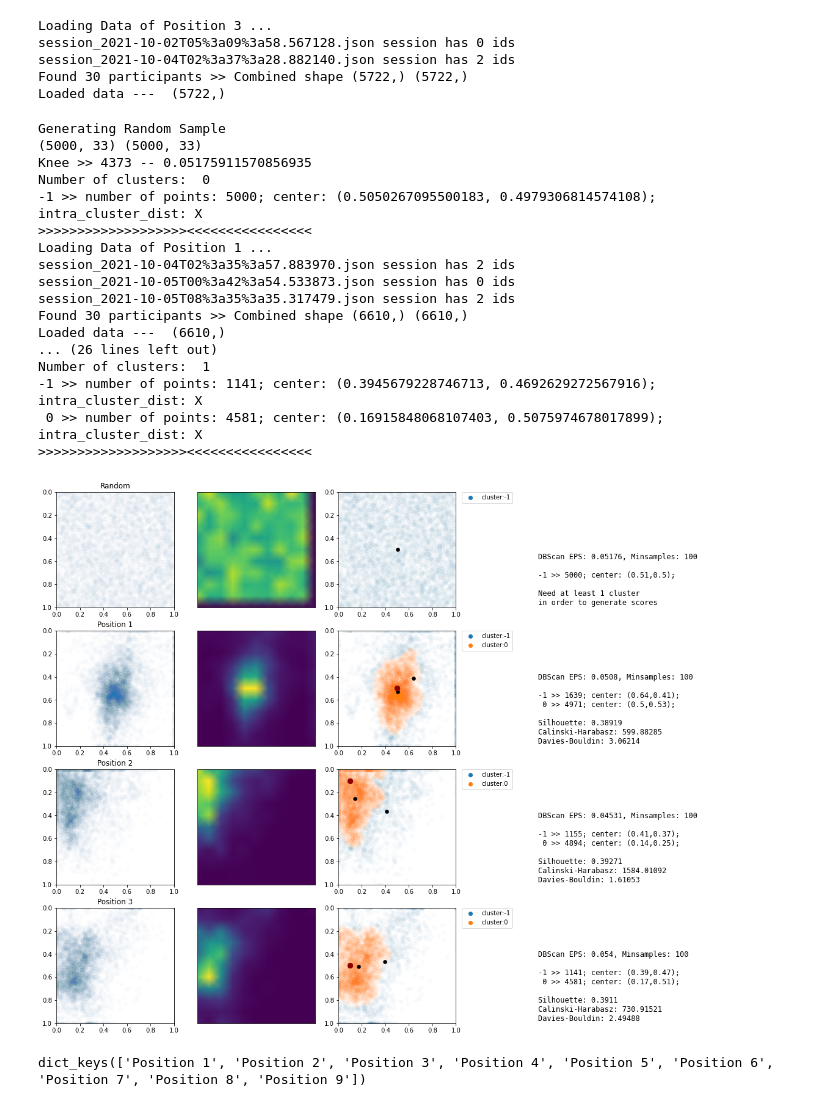
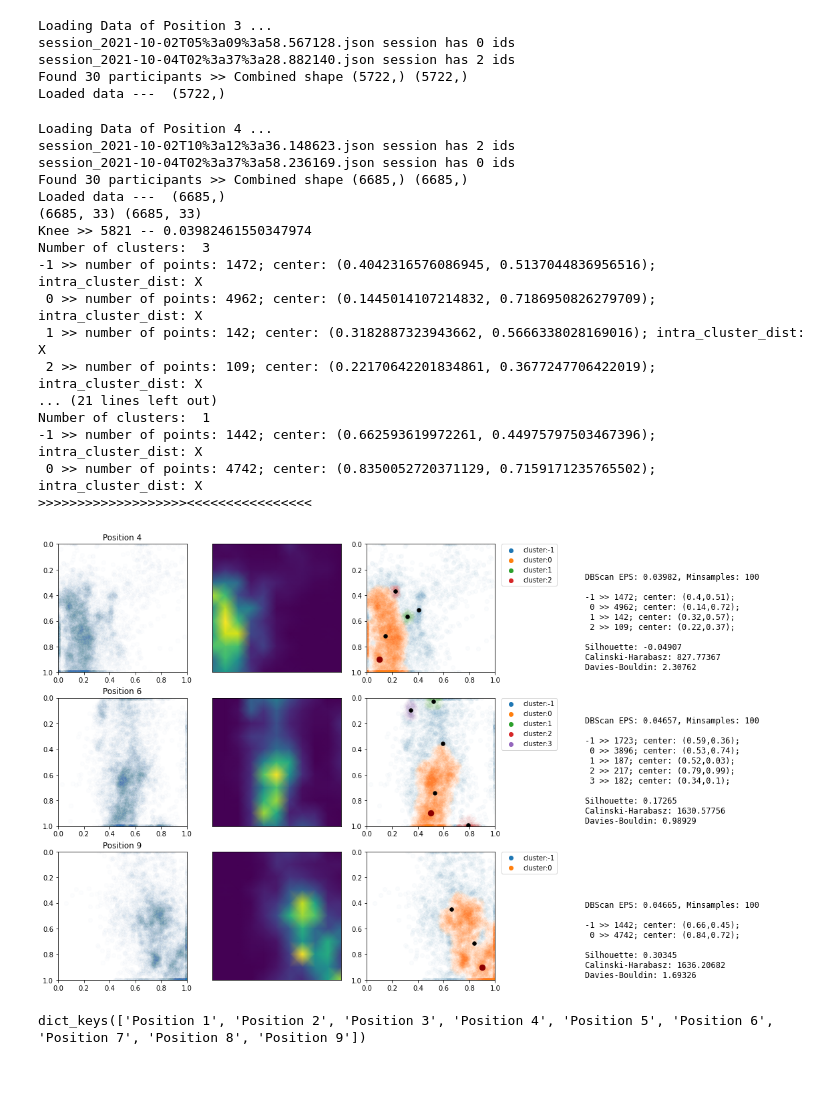
Before and after one commit to arnab-api/AttentionChecker--Student, a Jupyter notebook: Analysis/Real Data/Attention Measurement.ipynb, the cells around one changed output. Drawn from its saved outputs; the diff is of its cells as text; code cells hidden in the pictures; blank space fills up the shorter version.

```diff
--- a/Analysis/Real Data/Attention Measurement.ipynb
+++ b/Analysis/Real Data/Attention Measurement.ipynb
@@ -303,7 +303,8 @@ Loaded data ---  (5722,)
 # %%
 #######################################################################
 limiter = 4
-positions = ['rand'] + list(marker_track.keys())
+# positions = ['rand'] + list(marker_track.keys())
+positions = ['Position 4', 'Position 6', 'Position 9']
 min_samples = 100
 ######################################################################
 
@@ -407,50 +408,50 @@ for idx in range(min(len(positions), limiter)):
     for lh in leg.legendHandles:
         lh.set_alpha(1)
     ax[analysis_row, col].invert_yaxis()
     col += 1
 
     ax[analysis_row, col].axis('off')
     col += 1
     ####################################################################
 
     if(n_clusters_ > 0):
         description += "\n"
         description += "\n".join([
             f"Silhouette: {round(silhouette_score(X, labels), 5)}",
             f"Calinski-Harabasz: {round(calinski_harabasz_score(X, labels), 5)}",
             f"Davies-Bouldin: {round(davies_bouldin_score(X, labels), 5)}"
         ])
     else:
         description += "\nNeed at least 1 cluster\nin order to generate scores"
 
     ax[analysis_row, col].set_xlim([0, 1])
     ax[analysis_row, col].set_ylim([0, 1])
     ax[analysis_row, col].text(-0.7,0.02, description, family="monospace", fontsize=12)
     ax[analysis_row, col].axis('off')
 
     print(">>>>>>>>>>>>>>>>>>><<<<<<<<<<<<<<<<")
     counter += 1
 
     # break
 # %% [output]
-Generating Random Sample
-(5000, 33) (5000, 33)
-Knee >> 4373 -- 0.05175911570856935
-Number of clusters:  0
--1 >> number of points: 5000; center: (0.5050267095500183, 0.4979306814574108); intra_cluster_dist: X
+Loading Data of Position 4 ...
+session_2021-10-02T10%3a12%3a36.148623.json session has 2 ids
+session_2021-10-04T02%3a37%3a58.236169.json session has 0 ids
+Found 30 participants >> Combined shape (6685,) (6685,)
+Loaded data ---  (6685,)
+(6685, 33) (6685, 33)
+Knee >> 5821 -- 0.03982461550347974
+Number of clusters:  3
+-1 >> number of points: 1472; center: (0.4042316576086945, 0.5137044836956516); intra_cluster_dist: X
+ 0 >> number of points: 4962; center: (0.1445014107214832, 0.7186950826279709); intra_cluster_dist: X
+ 1 >> number of points: 142; center: (0.3182887323943662, 0.5666338028169016); intra_cluster_dist: X
+ 2 >> number of points: 109; center: (0.22170642201834861, 0.3677247706422019); intra_cluster_dist: X
+... (21 lines left out)
+Number of clusters:  1
+-1 >> number of points: 1442; center: (0.662593619972261, 0.44975797503467396); intra_cluster_dist: X
+ 0 >> number of points: 4742; center: (0.8350052720371129, 0.7159171235765502); intra_cluster_dist: X
 >>>>>>>>>>>>>>>>>>><<<<<<<<<<<<<<<<
-Loading Data of Position 1 ...
-session_2021-10-04T02%3a35%3a57.883970.json session has 2 ids
-session_2021-10-05T00%3a42%3a54.533873.json session has 0 ids
-session_2021-10-05T08%3a35%3a35.317479.json session has 2 ids
-Found 30 participants >> Combined shape (6610,) (6610,)
-Loaded data ---  (6610,)
-... (26 lines left out)
-Number of clusters:  1
--1 >> number of points: 1141; center: (0.3945679228746713, 0.4692629272567916); intra_cluster_dist: X
- 0 >> number of points: 4581; center: (0.16915848068107403, 0.5075974678017899); intra_cluster_dist: X
->>>>>>>>>>>>>>>>>>><<<<<<<<<<<<<<<<
-[figure, old version]
+[figure, new version]
 # %%
 marker_track.keys()
 # %% [output]
```
Also changed, not shown: 3 other files.
